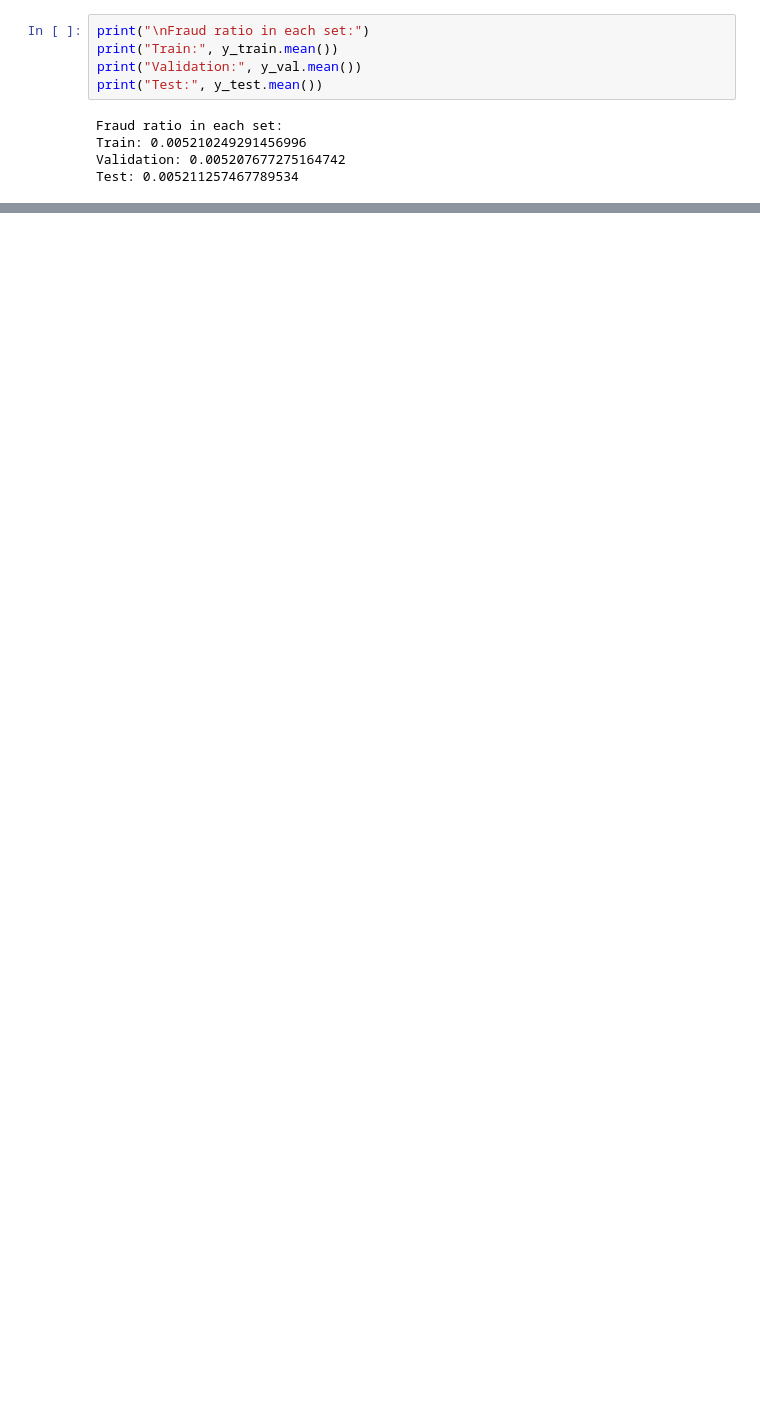
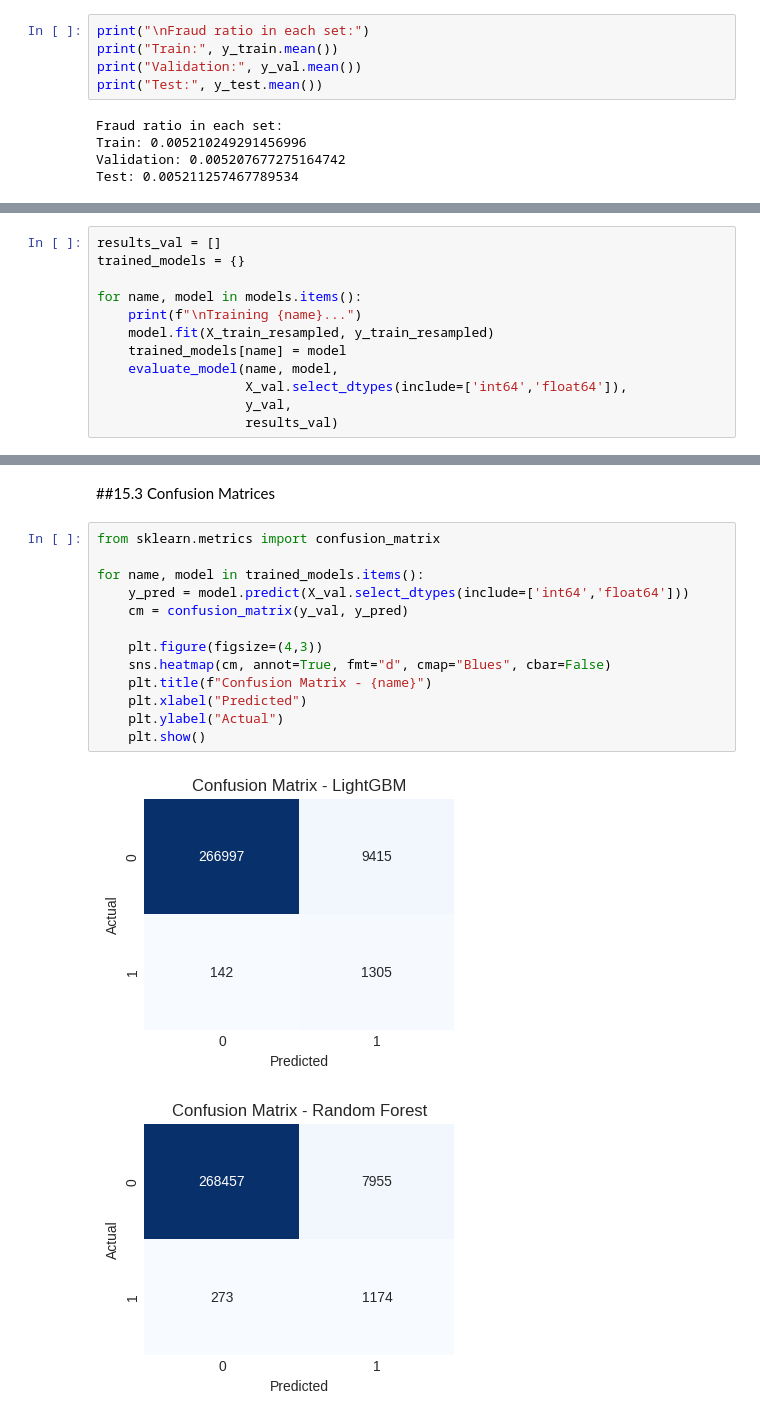
Before and after one commit to usama879/creditcardfraudproject, a Jupyter notebook: CreditCardFraud.ipynb, the cells around one changed output, grey strips where cells are left out. Saved outputs shown, nothing was run; the diff lists cells and outputs as text; blank space fills up the shorter version.

```diff
--- a/CreditCardFraud.ipynb
+++ b/CreditCardFraud.ipynb
@@ -1268,0 +866,12 @@ print(thresholds,"\n")
+# %%
+results_val = []
+trained_models = {}
+
+for name, model in models.items():
+    print(f"\nTraining {name}...")
+    model.fit(X_train_resampled, y_train_resampled)
+    trained_models[name] = model
+    evaluate_model(name, model,
+                   X_val.select_dtypes(include=['int64','float64']),
+                   y_val,
+                   results_val)
@@ -1268,0 +924,18 @@ print(thresholds,"\n")
+# %% [markdown]
+##15.3 Confusion Matrices
+# %%
+from sklearn.metrics import confusion_matrix
+
+for name, model in trained_models.items():
+    y_pred = model.predict(X_val.select_dtypes(include=['int64','float64']))
+    cm = confusion_matrix(y_val, y_pred)
+
+    plt.figure(figsize=(4,3))
+    sns.heatmap(cm, annot=True, fmt="d", cmap="Blues", cbar=False)
+    plt.title(f"Confusion Matrix - {name}")
+    plt.xlabel("Predicted")
+    plt.ylabel("Actual")
+    plt.show()
+# %% [output]
+[figure, added]
+[figure, added]
```
Also changed, not shown: parts of 145 cells of this notebook.
